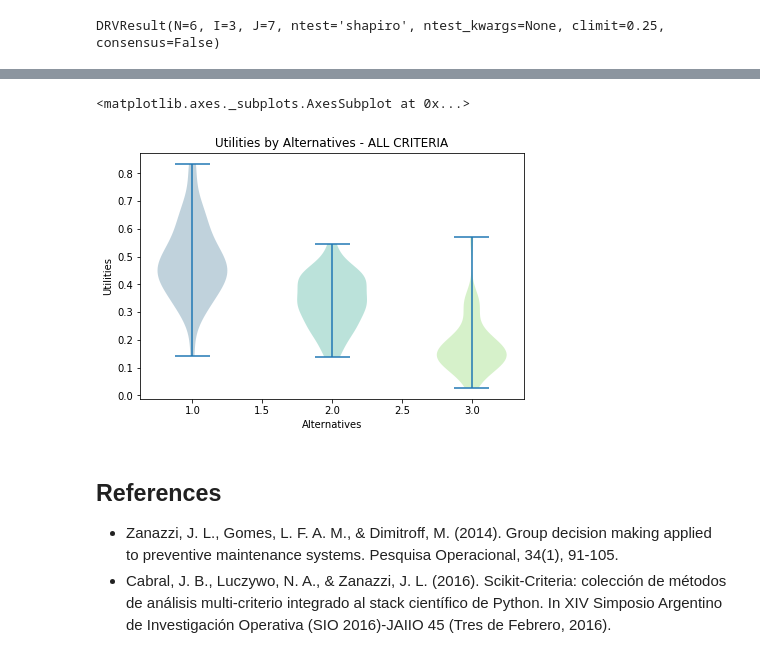
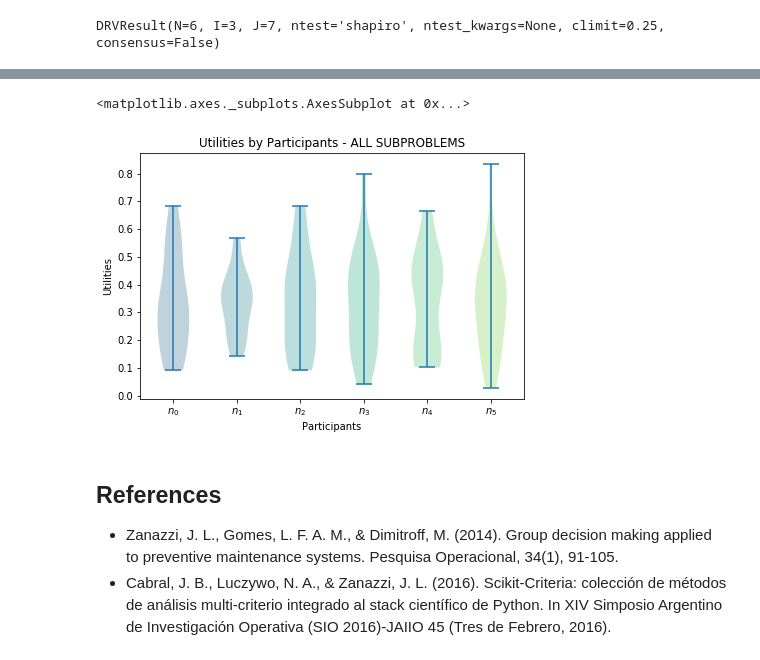
Before and after one commit to leliel12/drv, a Jupyter notebook: notebooks/tutorial.ipynb, the cells around one changed output, grey strips where cells are left out. Saved outputs shown, nothing was run; the diff lists cells and outputs as text; code cells hidden in the pictures.

```diff
--- a/notebooks/tutorial.ipynb
+++ b/notebooks/tutorial.ipynb
@@ -121,8 +138,8 @@ result.plot.weights_by_criteria(ptype="box", ax=ax, cmap="inferno")
 # %%
-result.plot.utilities_by_alternatives(ptype="violin")
+result.plot.utilities_by_participants(subproblem=None, ptype="violin")
 # %% [output]
 <matplotlib.axes._subplots.AxesSubplot at 0x...>
-[figure, old version]
+[figure, new version]
 # %% [markdown]
 ## References
 
```
Also changed, not shown: parts of 8 cells of this notebook, 5 other files.
